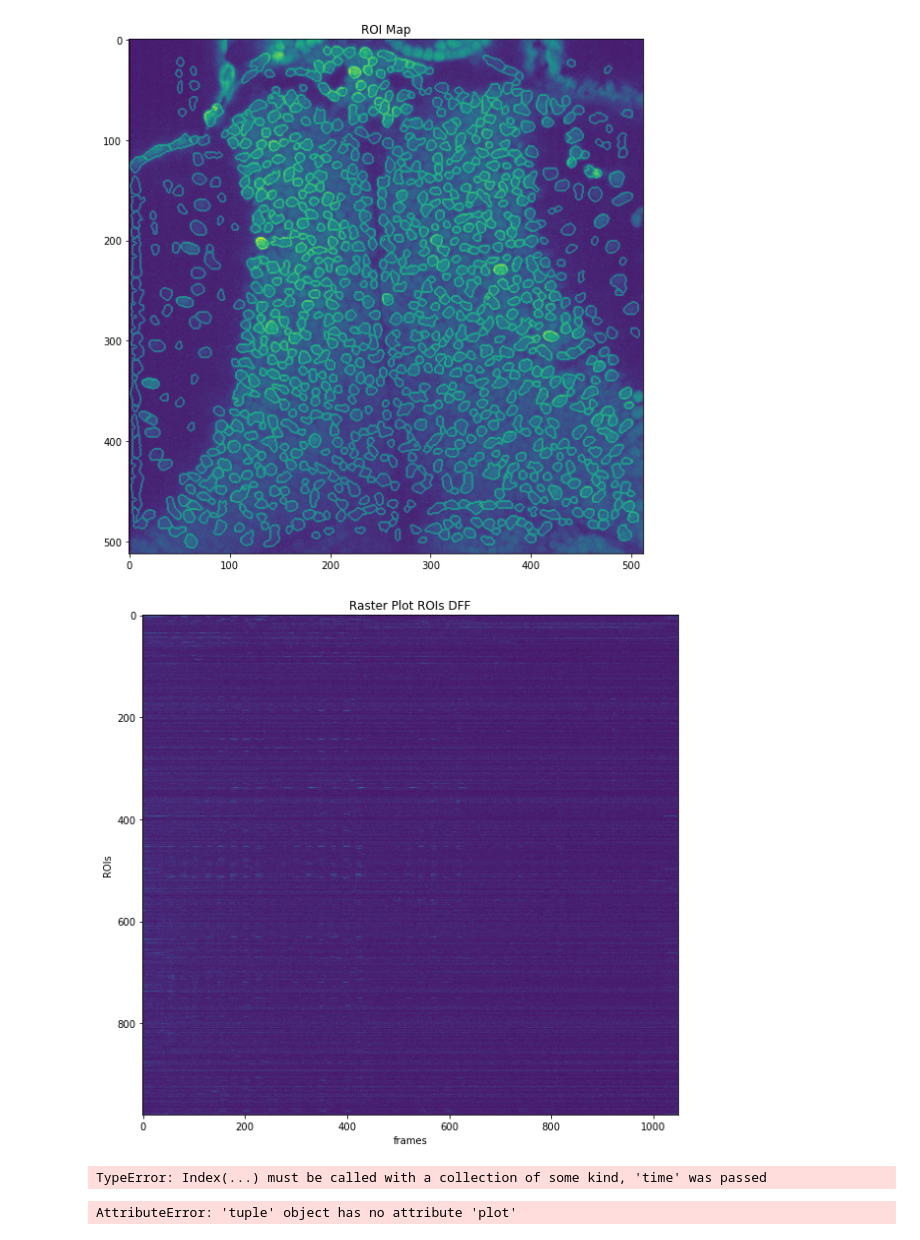
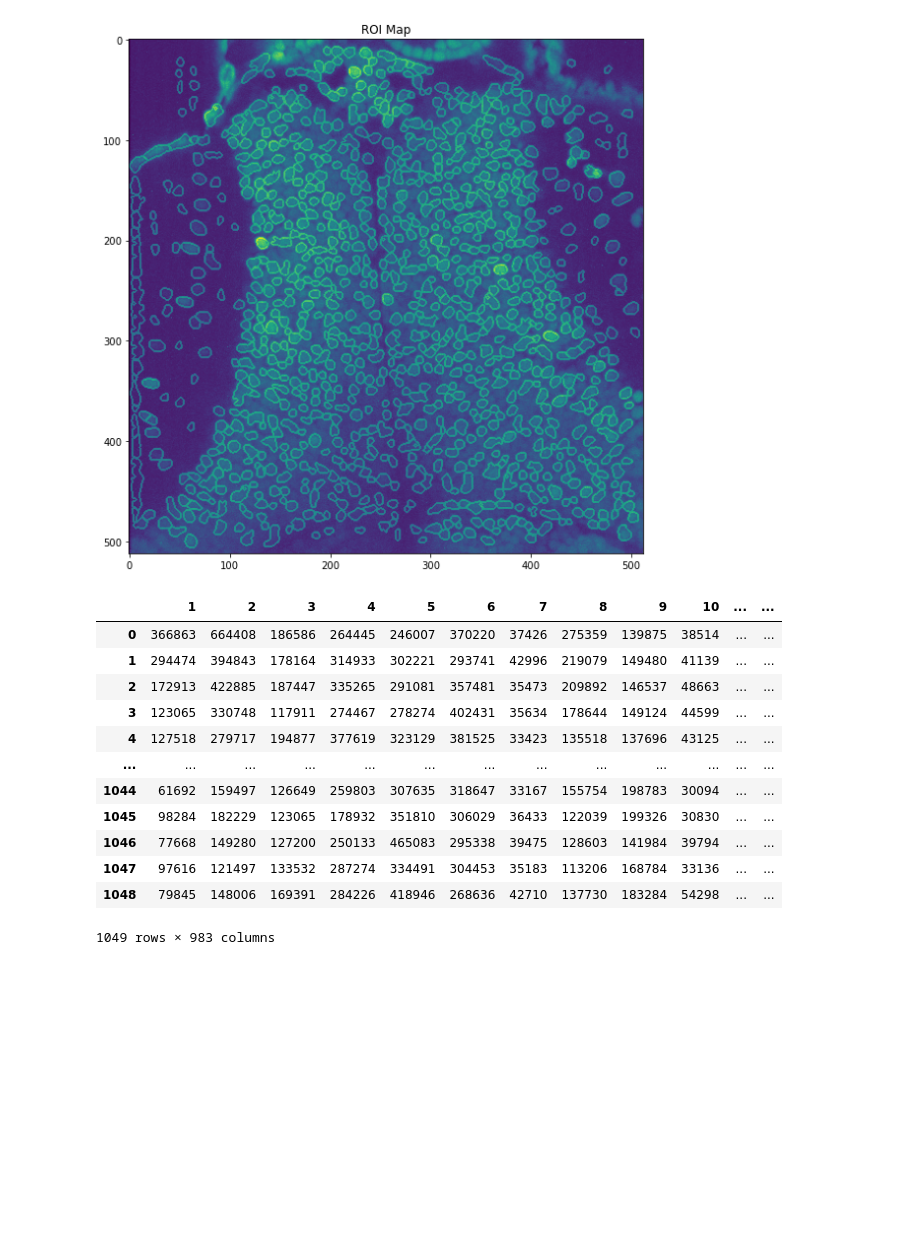
Before and after one commit to LabuserTu/preprocessing_arrenberg_practical_2022, a Jupyter notebook: preprocessing_master_practical_2022.ipynb, the cells around one changed output. Drawn from its saved outputs; the diff is of its cells as text; code cells hidden in the pictures; blank space fills up the shorter version.

```diff
--- a/preprocessing_master_practical_2022.ipynb
+++ b/preprocessing_master_practical_2022.ipynb
@@ -14,8 +47,8 @@ app = QApplication([dir])
 # %%
 working_dir = "C:\\Users\\yzhang\\Desktop\\testdata_15062022\\2022-06-15-13-02-31\\"
 ca_filename = "rec2_neg10um_15062022_laser19_gain_620_mag1p5_jf7_5dpf_2fps_zeissobj_bulb.TIF"
-timeline_file = "Io.hdf5"
-stimulus_file = "Display.hdf5"
+timeline_filename = "Io.hdf5"
+stimulus_filename = "Display.hdf5"
 # %%
 # select files with calcium data (Not sure how well it works in jupyter notebook, crashed on my PC twice)
 # filename_ca_data = QFileDialog.getOpenFileName(None,"Select Calcium Recording...",filter="Files(*.tif)")
@@ -45,16 +78,27 @@ roi_mask = cell_segmentation(std_image, segmentation_params)
 # %%
 # extract calcium traces for ROIs
 raw_ca_traces = extract_calcium_signals(roi_mask, reg_frames, display_traces=False)
-# %%
-# calc dff
-dff_ca_traces = calc_dff(raw_ca_traces, num_frames_avg=25, display_traces=True)
-# %% [output]
-[figure, removed]
 # %%
+# acquire stimulus parameter for each calcium frames
 stim_array = align_stimulus_to_ca_frames(timefn=working_dir+timeline_file,stim_fn=working_dir+stimulus_file)
-# %% [output]
-TypeError: Index(...) must be called with a collection of some kind, 'time' was passed
-# %%
-stim_array.plot()
-# %% [output]
-AttributeError: 'tuple' object has no attribute 'plot'
+# %%
+roi_id = np.unique(roi_mask)[1:]
+formatted = pd.DataFrame(np.array(raw_ca_traces).T,columns=roi_id)
+for k,v in stim_array.items():
+    formatted["stim_"+k] = v
+# %%
+formatted
+# %% [output]
+|  | 1 | 2 | 3 | 4 | 5 | 6 | 7 | 8 | 9 | 10 | ... | ... |
+| 0 | 366863 | 664408 | 186586 | 264445 | 246007 | 370220 | 37426 | 275359 | 139875 | 38514 | ... | ... |
+| 1 | 294474 | 394843 | 178164 | 314933 | 302221 | 293741 | 42996 | 219079 | 149480 | 41139 | ... | ... |
+| 2 | 172913 | 422885 | 187447 | 335265 | 291081 | 357481 | 35473 | 209892 | 146537 | 48663 | ... | ... |
+| 3 | 123065 | 330748 | 117911 | 274467 | 278274 | 402431 | 35634 | 178644 | 149124 | 44599 | ... | ... |
+| 4 | 127518 | 279717 | 194877 | 377619 | 323129 | 381525 | 33423 | 135518 | 137696 | 43125 | ... | ... |
+| ... | ... | ... | ... | ... | ... | ... | ... | ... | ... | ... | ... | ... |
+| 1044 | 61692 | 159497 | 126649 | 259803 | 307635 | 318647 | 33167 | 155754 | 198783 | 30094 | ... | ... |
+| 1045 | 98284 | 182229 | 123065 | 178932 | 351810 | 306029 | 36433 | 122039 | 199326 | 30830 | ... | ... |
+| 1046 | 77668 | 149280 | 127200 | 250133 | 465083 | 295338 | 39475 | 128603 | 141984 | 39794 | ... | ... |
+| 1047 | 97616 | 121497 | 133532 | 287274 | 334491 | 304453 | 35183 | 113206 | 168784 | 33136 | ... | ... |
+| 1048 | 79845 | 148006 | 169391 | 284226 | 418946 | 268636 | 42710 | 137730 | 183284 | 54298 | ... | ... |
+1049 rows × 983 columns
```
Also changed, not shown: parts of 1 cell of this notebook, 1 other file.
